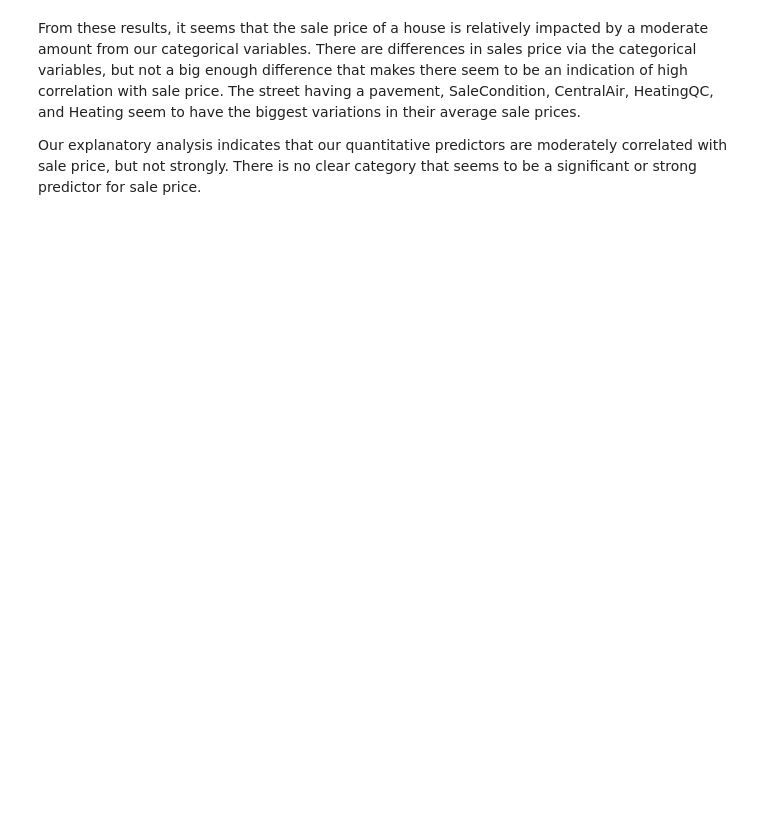
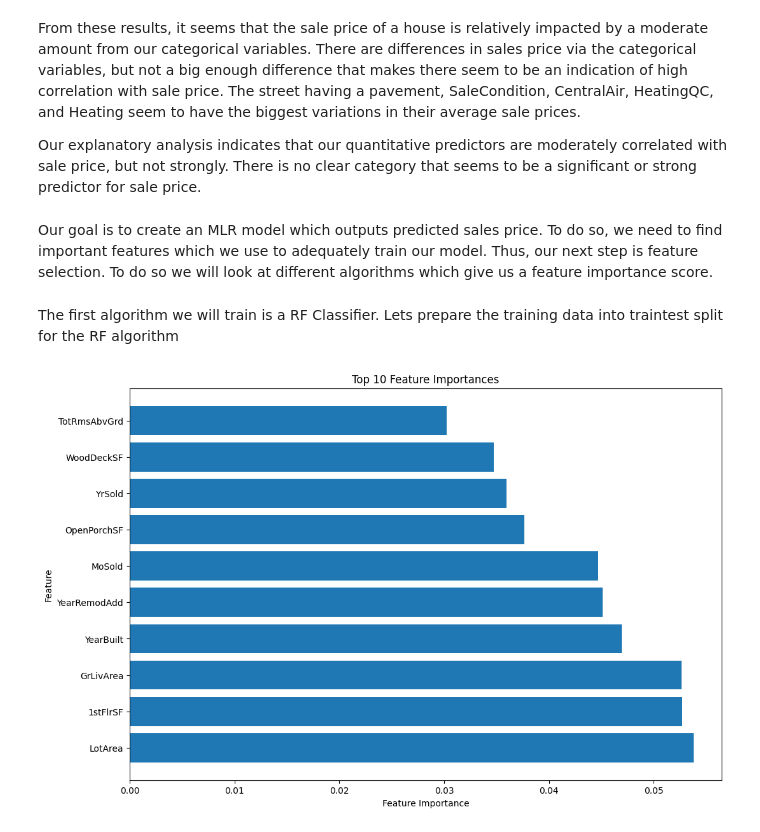
Before and after one commit to FoxDavenport/PIC16BFinalProject, a Jupyter notebook: FinalProject16B.ipynb, the cells around one changed output. Drawn from its saved outputs; the diff is of its cells as text; code cells hidden in the pictures; blank space fills up the shorter version.

```diff
--- a/FinalProject16B.ipynb
+++ b/FinalProject16B.ipynb
@@ -422,3 +440,55 @@ for column in categorical_vars:
 From these results, it seems that the sale price of a house is relatively impacted by a moderate amount from our categorical variables. There are differences in sales price via the categorical variables, but not a big enough difference that makes there seem to be an indication of high correlation with sale price. The street having a pavement, SaleCondition, CentralAir, HeatingQC, and Heating seem to have the biggest variations in their average sale prices.
 
 Our explanatory analysis indicates that our quantitative predictors are moderately correlated with sale price, but not strongly. There is no clear category that seems to be a significant or strong predictor for sale price.
+# %% [markdown]
+Our goal is to create an MLR model which outputs predicted sales price. To do so, we need to find important features which we use to adequately train our model. Thus, our next step is feature selection. To do so we will look at different algorithms which give us a feature importance score.
+# %% [markdown]
+The first algorithm we will train is a RF Classifier. Lets prepare the training data into traintest split for the RF algorithm
+# %%
+#Finding important features using Random Forest Classifier
+# Get the numeric columns
+num_cols = train_data.select_dtypes(include=['int64', 'float64'])
+
+# Get the categorical columns
+cat_cols = train_data.select_dtypes(include=['object'])
+
+# One-hot encode the categorical columns
+cat_cols = pd.get_dummies(cat_cols)
+
+# Concatenate the numeric and one-hot encoded categorical columns
+train_data = pd.concat([num_cols, cat_cols], axis=1)
+
+# Split the data into input features and target
+X = train_data.drop('SalePrice', axis=1)
+y = train_data['SalePrice']
+
+# Split the data into training and testing sets
+X_train, X_test, y_train, y_test = train_test_split(X, y, test_size=0.2, random_state=42)
+
+# Create a Random Forest Classifier
+rf = RandomForestClassifier()
+
+# Fit the model
+rf.fit(X_train, y_train)
+
+# Get the feature importances
+importances = rf.feature_importances_
+
+# Get the indices of the top 10 importances
+indices = np.argsort(importances)[::-1][:10]
+
+# Get the feature names
+feature_names = X_train.columns
+
+# Get the top 10 feature names
+top_10_features = feature_names[indices]
+
+# Plot the top 10 feature importances
+plt.figure(figsize=(12, 8))
+plt.barh(top_10_features, importances[indices])
+plt.xlabel('Feature Importance')
+plt.ylabel('Feature')
+plt.title('Top 10 Feature Importances')
+plt.show()
+# %% [output]
+[figure, added]
```
Also changed, not shown: parts of 11 cells of this notebook.
